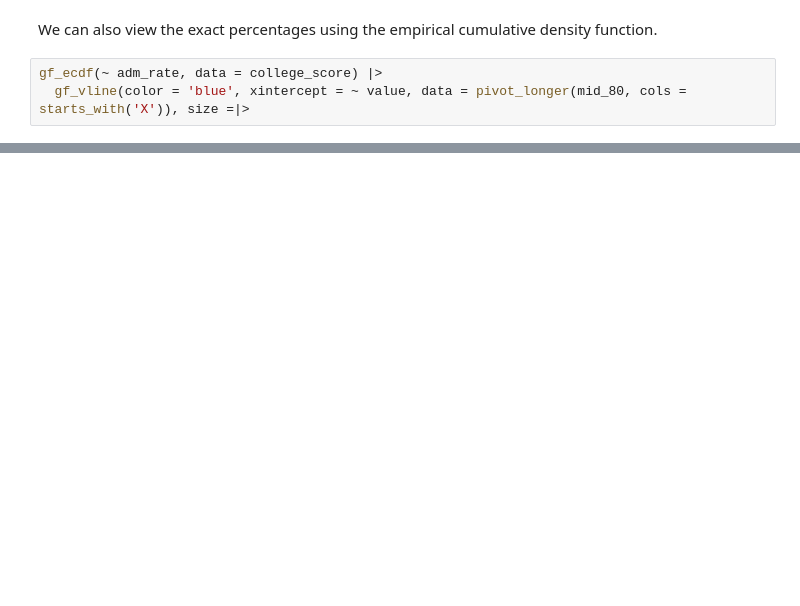
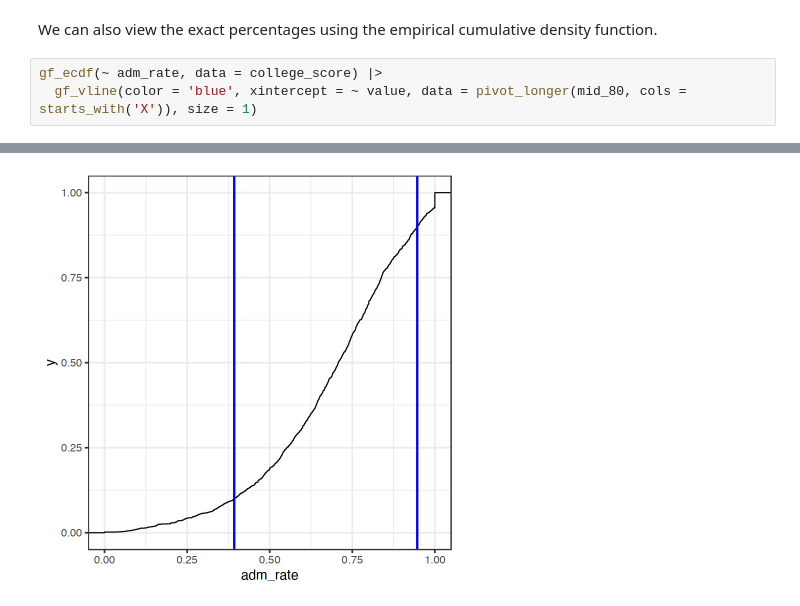
Before and after one commit to lebebr01/psqf_4143, a Jupyter notebook: class-notebooks/03-descriptive.ipynb, the cells around one changed output, grey strips where cells are left out. Drawn from its saved outputs; the diff is of its cells as text; blank space fills up the shorter version.

```diff
--- a/class-notebooks/03-descriptive.ipynb
+++ b/class-notebooks/03-descriptive.ipynb
@@ -114,4 +186,5 @@ gf_histogram(~ adm_rate, data = college_score, bins = 30, color = 'black') %>%
    We can also view the exact percentages using the empirical cumulative density function.
 # %%
 gf_ecdf(~ adm_rate, data = college_score) |>
-  gf_vline(color = 'blue', xintercept = ~ value, data = pivot_longer(mid_80, cols = starts_with('X')), size =|>
+  gf_vline(color = 'blue', xintercept = ~ value, data = pivot_longer(mid_80, cols = starts_with('X')), size = 1)
+# %% [output]
@@ -117,0 +193 @@ gf_ecdf(~ adm_rate, data = college_score) |>
+[figure, added]
```
Also changed, not shown: parts of 11 cells of this notebook.
